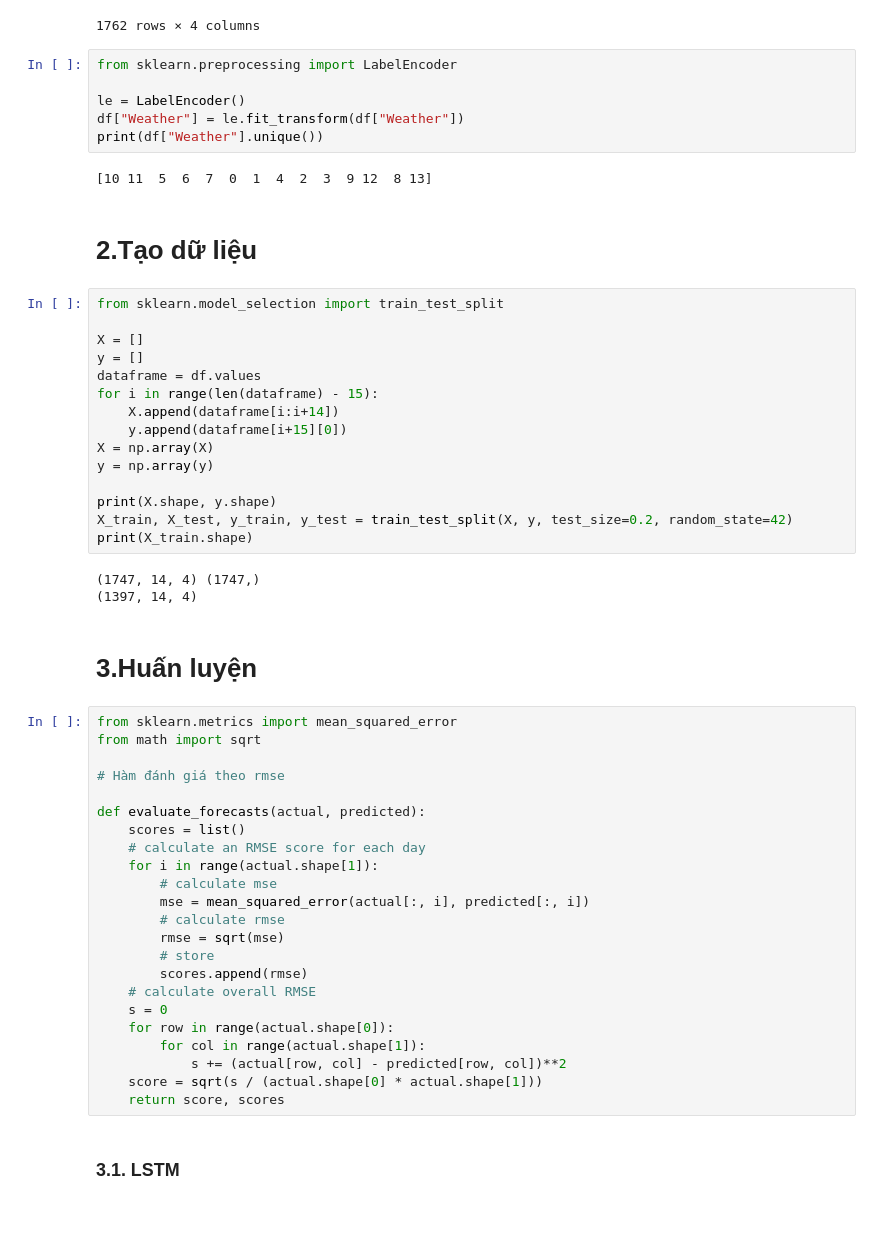
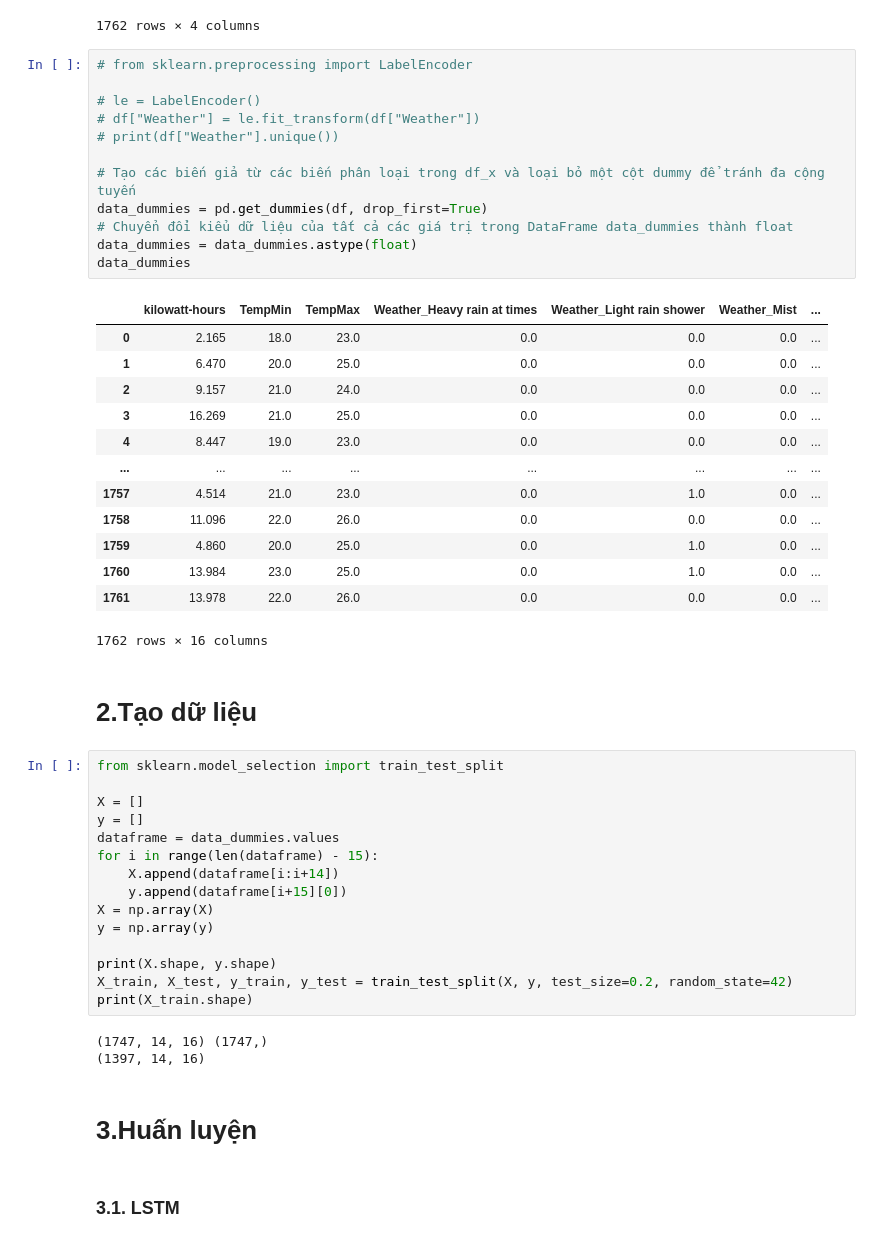
Before and after one commit to Luanho20092002/NCKH_SolarSystem, a Jupyter notebook: test.ipynb, the cells around one changed output. Saved outputs shown, nothing was run; the diff lists cells and outputs as text; blank space fills up the shorter version.

```diff
--- a/test.ipynb
+++ b/test.ipynb
@@ -28,14 +28,32 @@ df
 | 1760 | 13.984 | 23 | 25 | Light rain shower |
 | 1761 | 13.978 | 22 | 26 | Patchy rain possible |
 1762 rows × 4 columns
-# %%
-from sklearn.preprocessing import LabelEncoder
-
-le = LabelEncoder()
-df["Weather"] = le.fit_transform(df["Weather"])
-print(df["Weather"].unique())
-# %% [output]
-[10 11  5  6  7  0  1  4  2  3  9 12  8 13]
+# %%
+# from sklearn.preprocessing import LabelEncoder
+
+# le = LabelEncoder()
+# df["Weather"] = le.fit_transform(df["Weather"])
+# print(df["Weather"].unique())
+
+# Tạo các biến giả từ các biến phân loại trong df_x và loại bỏ một cột dummy để tránh đa cộng tuyến
+data_dummies = pd.get_dummies(df, drop_first=True)
+# Chuyển đổi kiểu dữ liệu của tất cả các giá trị trong DataFrame data_dummies thành float
+data_dummies = data_dummies.astype(float)
+data_dummies
+# %% [output]
+|  | kilowatt-hours | TempMin | TempMax | Weather_Heavy rain at times | Weather_Light rain shower | Weather_Mist | ... |
+| 0 | 2.165 | 18.0 | 23.0 | 0.0 | 0.0 | 0.0 | ... |
+| 1 | 6.470 | 20.0 | 25.0 | 0.0 | 0.0 | 0.0 | ... |
+| 2 | 9.157 | 21.0 | 24.0 | 0.0 | 0.0 | 0.0 | ... |
+| 3 | 16.269 | 21.0 | 25.0 | 0.0 | 0.0 | 0.0 | ... |
+| 4 | 8.447 | 19.0 | 23.0 | 0.0 | 0.0 | 0.0 | ... |
+| ... | ... | ... | ... | ... | ... | ... | ... |
+| 1757 | 4.514 | 21.0 | 23.0 | 0.0 | 1.0 | 0.0 | ... |
+| 1758 | 11.096 | 22.0 | 26.0 | 0.0 | 0.0 | 0.0 | ... |
+| 1759 | 4.860 | 20.0 | 25.0 | 0.0 | 1.0 | 0.0 | ... |
+| 1760 | 13.984 | 23.0 | 25.0 | 0.0 | 1.0 | 0.0 | ... |
+| 1761 | 13.978 | 22.0 | 26.0 | 0.0 | 0.0 | 0.0 | ... |
+1762 rows × 16 columns
 # %% [markdown]
 # 2.Tạo dữ liệu
 # %%
@@ -43,7 +61,7 @@ from sklearn.model_selection import train_test_split
 
 X = []
 y = []
-dataframe = df.values
+dataframe = data_dummies.values
 for i in range(len(dataframe) - 15):
     X.append(dataframe[i:i+14])
     y.append(dataframe[i+15][0])
@@ -54,33 +72,10 @@ print(X.shape, y.shape)
 X_train, X_test, y_train, y_test = train_test_split(X, y, test_size=0.2, random_state=42)
 print(X_train.shape)
 # %% [output]
-(1747, 14, 4) (1747,)
-(1397, 14, 4)
+(1747, 14, 16) (1747,)
+(1397, 14, 16)
 # %% [markdown]
 # 3.Huấn luyện
-# %%
-from sklearn.metrics import mean_squared_error
-from math import sqrt
-
-# Hàm đánh giá theo rmse
-
-def evaluate_forecasts(actual, predicted):
-	scores = list()
-	# calculate an RMSE score for each day
-	for i in range(actual.shape[1]):
-		# calculate mse
-		mse = mean_squared_error(actual[:, i], predicted[:, i])
-		# calculate rmse
-		rmse = sqrt(mse)
-		# store
-		scores.append(rmse)
-	# calculate overall RMSE
-	s = 0
-	for row in range(actual.shape[0]):
-		for col in range(actual.shape[1]):
-			s += (actual[row, col] - predicted[row, col])**2
-	score = sqrt(s / (actual.shape[0] * actual.shape[1]))
-	return score, scores
 # %% [markdown]
 ### 3.1. LSTM
 # %%
```
Also changed, not shown: parts of 2 cells of this notebook.
